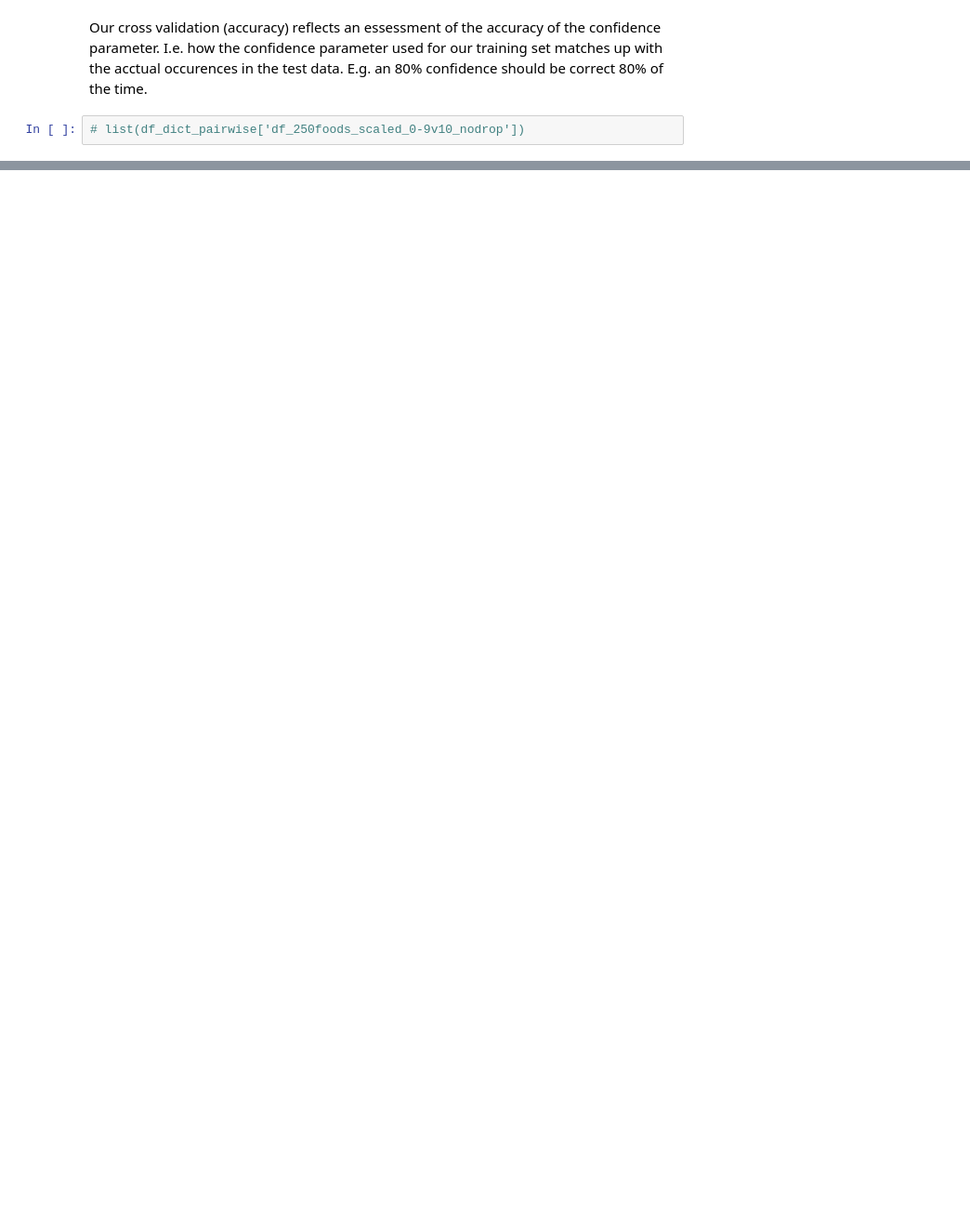
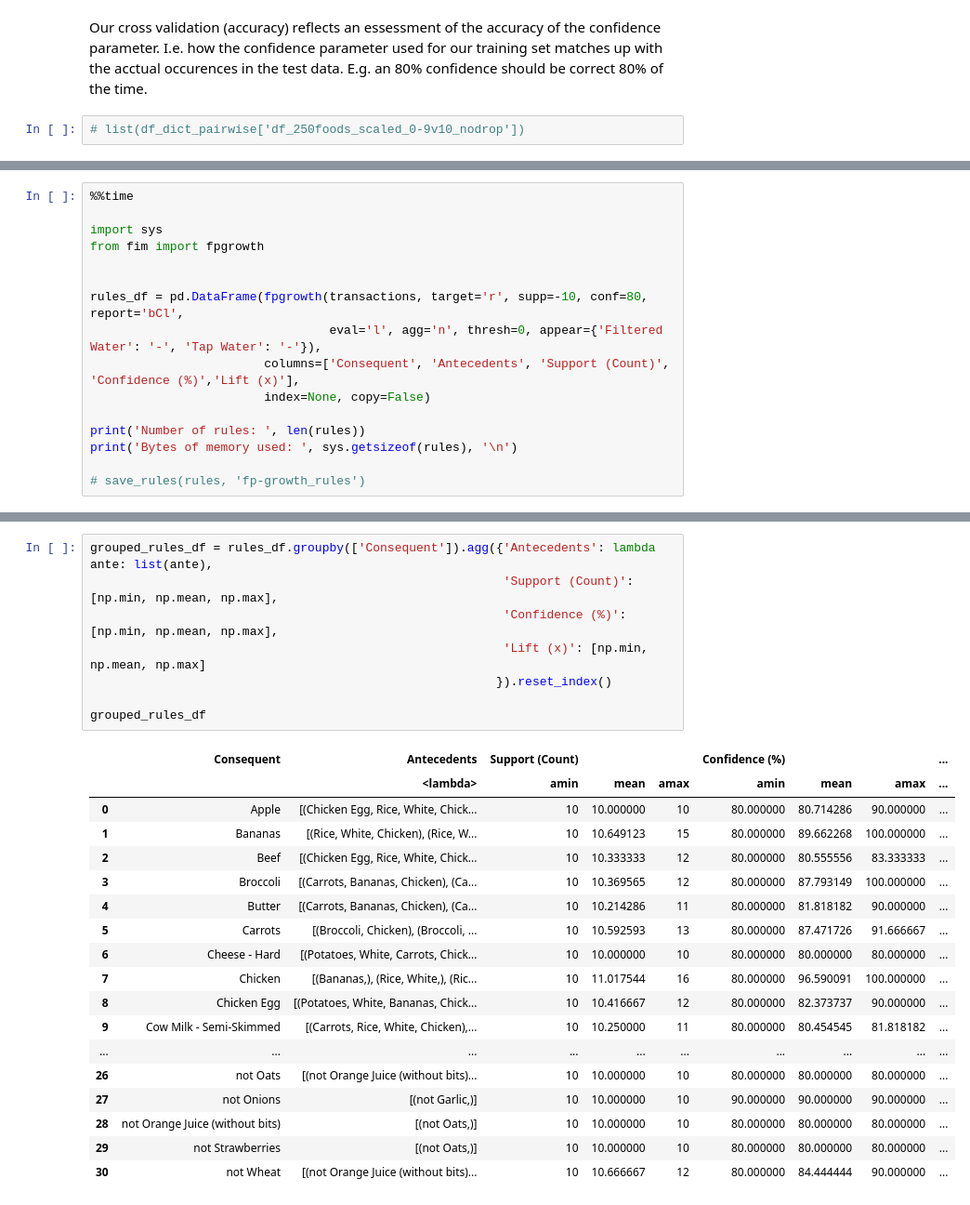
Before and after one commit to ZaxR/ibd_diet_analysis, a Jupyter notebook: IBD Diet Analysis.ipynb, the cells around one changed output, grey strips where cells are left out. Shown at 93% size. Drawn from its saved outputs; the diff is of its cells as text; blank space fills up the shorter version.

Commit message:
Implement improved fp-growth

```diff
--- a/IBD Diet Analysis.ipynb
+++ b/IBD Diet Analysis.ipynb
@@ -734,0 +716,16 @@ Wall time: 120 ms
+# %%
+%%time
+
+import sys
+from fim import fpgrowth
+
+
+rules_df = pd.DataFrame(fpgrowth(transactions, target='r', supp=-10, conf=80, report='bCl',
+                                 eval='l', agg='n', thresh=0, appear={'Filtered Water': '-', 'Tap Water': '-'}),
+                        columns=['Consequent', 'Antecedents', 'Support (Count)', 'Confidence (%)','Lift (x)'],
+                        index=None, copy=False)
+
+print('Number of rules: ', len(rules))
+print('Bytes of memory used: ', sys.getsizeof(rules), '\n')
+
+# save_rules(rules, 'fp-growth_rules')
@@ -734,0 +746,27 @@ Wall time: 120 ms
+# %%
+grouped_rules_df = rules_df.groupby(['Consequent']).agg({'Antecedents': lambda ante: list(ante),
+                                                         'Support (Count)': [np.min, np.mean, np.max],
+                                                         'Confidence (%)': [np.min, np.mean, np.max],
+                                                         'Lift (x)': [np.min, np.mean, np.max]
+                                                        }).reset_index()
+
+grouped_rules_df
+# %% [output]
+|  | Consequent | Antecedents | Support (Count) |  |  | Confidence (%) |  |  | ... |
+|  |  | <lambda> | amin | mean | amax | amin | mean | amax | ... |
+| 0 | Apple | [(Chicken Egg, Rice, White, Chick... | 10 | 10.000000 | 10 | 80.000000 | 80.714286 | 90.000000 | ... |
+| 1 | Bananas | [(Rice, White, Chicken), (Rice, W... | 10 | 10.649123 | 15 | 80.000000 | 89.662268 | 100.000000 | ... |
+| 2 | Beef | [(Chicken Egg, Rice, White, Chick... | 10 | 10.333333 | 12 | 80.000000 | 80.555556 | 83.333333 | ... |
+| 3 | Broccoli | [(Carrots, Bananas, Chicken), (Ca... | 10 | 10.369565 | 12 | 80.000000 | 87.793149 | 100.000000 | ... |
+| 4 | Butter | [(Carrots, Bananas, Chicken), (Ca... | 10 | 10.214286 | 11 | 80.000000 | 81.818182 | 90.000000 | ... |
+| 5 | Carrots | [(Broccoli, Chicken), (Broccoli, ... | 10 | 10.592593 | 13 | 80.000000 | 87.471726 | 91.666667 | ... |
+| 6 | Cheese - Hard | [(Potatoes, White, Carrots, Chick... | 10 | 10.000000 | 10 | 80.000000 | 80.000000 | 80.000000 | ... |
+| 7 | Chicken | [(Bananas,), (Rice, White,), (Ric... | 10 | 11.017544 | 16 | 80.000000 | 96.590091 | 100.000000 | ... |
+| 8 | Chicken Egg | [(Potatoes, White, Bananas, Chick... | 10 | 10.416667 | 12 | 80.000000 | 82.373737 | 90.000000 | ... |
+| 9 | Cow Milk - Semi-Skimmed | [(Carrots, Rice, White, Chicken),... | 10 | 10.250000 | 11 | 80.000000 | 80.454545 | 81.818182 | ... |
+| ... | ... | ... | ... | ... | ... | ... | ... | ... | ... |
+| 26 | not Oats | [(not Orange Juice (without bits)... | 10 | 10.000000 | 10 | 80.000000 | 80.000000 | 80.000000 | ... |
+| 27 | not Onions | [(not Garlic,)] | 10 | 10.000000 | 10 | 90.000000 | 90.000000 | 90.000000 | ... |
+| 28 | not Orange Juice (without bits) | [(not Oats,)] | 10 | 10.000000 | 10 | 80.000000 | 80.000000 | 80.000000 | ... |
+| 29 | not Strawberries | [(not Oats,)] | 10 | 10.000000 | 10 | 80.000000 | 80.000000 | 80.000000 | ... |
+| 30 | not Wheat | [(not Orange Juice (without bits)... | 10 | 10.666667 | 12 | 80.000000 | 84.444444 | 90.000000 | ... |
```
Also changed, not shown: parts of 7 cells of this notebook, 3 other files.
